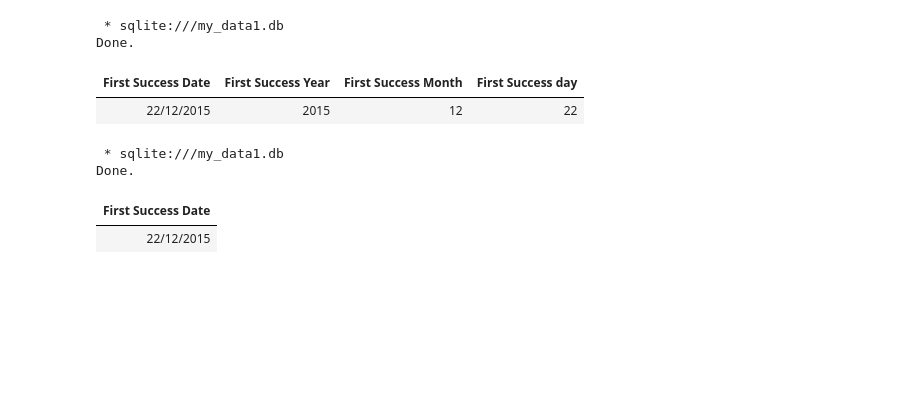
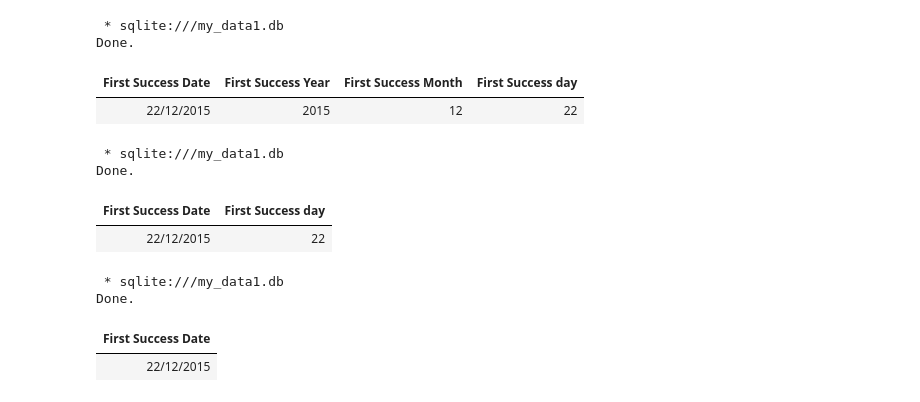
Before and after one commit to EleonoraSharonDacatra/IBM-Data-Science-Repo, a Jupyter notebook: Applied Data Science Capstone/WEEK_2_Lab2_SkillsNetwork_labs_module_2_jupyter-labs-eda-dataviz.ipynb.jupyterlite.ipynb, the cells around one changed output. Saved outputs shown, nothing was run; the diff lists cells and outputs as text; code cells hidden in the pictures; blank space fills up the shorter version.

```diff
--- a/Applied Data Science Capstone/WEEK_2_Lab2_SkillsNetwork_labs_module_2_jupyter-labs-eda-dataviz.ipynb.jupyterlite.ipynb
+++ b/Applied Data Science Capstone/WEEK_2_Lab2_SkillsNetwork_labs_module_2_jupyter-labs-eda-dataviz.ipynb.jupyterlite.ipynb
@@ -185,6 +185,28 @@ where Landing_Outcome Like "Success%" and SUBSTR("Date", LENGTH("Date") - 6, 2)=
 Done.
 | First Success Date | First Success Year | First Success Month | First Success day |
 | 22/12/2015 | 2015 | 12 | 22 |
+# %%
+%%sql
+SELECT "Date" as "First Success Date", MIN(SUBSTR("Date", LENGTH("Date") - 9, 2))
+as "First Success day" from SPACEXTBL
+
+where SUBSTR("Date", LENGTH("Date") - 3, 4) =
+                         (SELECT MIN(SUBSTR("Date", LENGTH("Date") - 3, 4))
+                                from SPACEXTBL where Landing_Outcome Like "Success%")
+and
+
+
+SUBSTR("Date", LENGTH("Date") - 6, 2)=
+                        (SELECT MIN(SUBSTR("Date", LENGTH("Date") - 6, 2))
+                              from SPACEXTBL where Landing_Outcome Like "Success%"
+                              and SUBSTR("Date", LENGTH("Date") - 3, 4) =
+                                        (SELECT MIN(SUBSTR("Date", LENGTH("Date") - 3, 4))
+                                                from SPACEXTBL where Landing_Outcome Like "Success%"))
+# %% [output]
+ * sqlite:///my_data1.db
+Done.
+| First Success Date | First Success day |
+| 22/12/2015 | 22 |
 # %%
 #Alernative way (knowing they are ordered)
 %sql SELECT "Date" as "First Success Date" from SPACEXTBL where Landing_Outcome Like "Success%" limit 1
```
